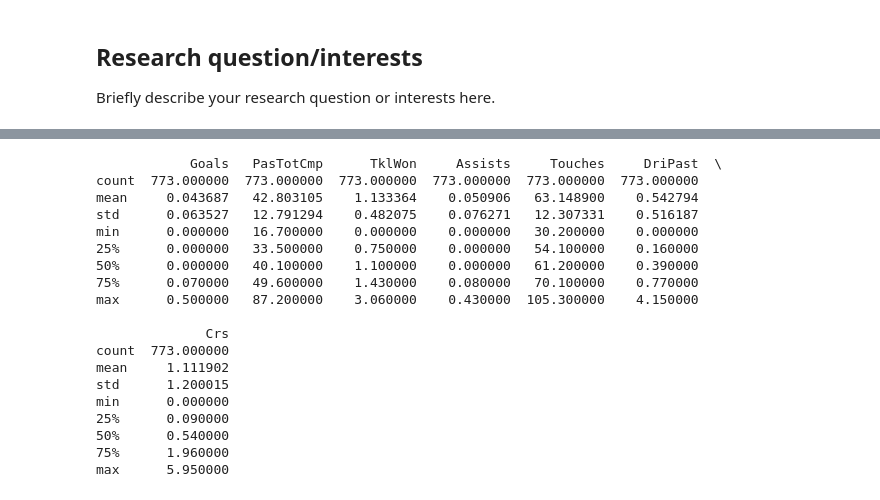
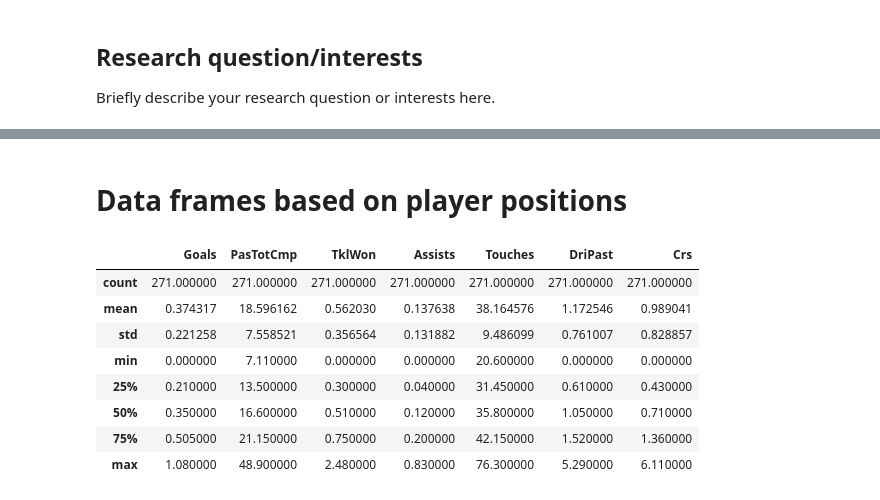
Before and after one commit to ubco-W2022T1-cosc301/project-group-25, a Jupyter notebook: notebooks/analysis1.ipynb, the cells around one changed output, grey strips where cells are left out. Saved outputs shown, nothing was run; the diff lists cells and outputs as text; code cells hidden in the pictures.

```diff
--- a/notebooks/analysis1.ipynb
+++ b/notebooks/analysis1.ipynb
@@ -80,22 +73,14 @@ max      4.120000
-# %%
-print(defenders.describe())
-# %% [output]
-            Goals   PasTotCmp      TklWon     Assists     Touches     DriPast  \
-count  773.000000  773.000000  773.000000  773.000000  773.000000  773.000000
-mean     0.043687   42.803105    1.133364    0.050906   63.148900    0.542794
-std      0.063527   12.791294    0.482075    0.076271   12.307331    0.516187
-min      0.000000   16.700000    0.000000    0.000000   30.200000    0.000000
-25%      0.000000   33.500000    0.750000    0.000000   54.100000    0.160000
-50%      0.000000   40.100000    1.100000    0.000000   61.200000    0.390000
-75%      0.070000   49.600000    1.430000    0.080000   70.100000    0.770000
-max      0.500000   87.200000    3.060000    0.430000  105.300000    4.150000
-
-              Crs
-count  773.000000
-mean     1.111902
-std      1.200015
-min      0.000000
-25%      0.090000
-50%      0.540000
-75%      1.960000
-max      5.950000
+# %% [markdown]
+# Data frames based on player positions
+# %%
+forwards.describe()
+# %% [output]
+|  | Goals | PasTotCmp | TklWon | Assists | Touches | DriPast | Crs |
+| count | 271.000000 | 271.000000 | 271.000000 | 271.000000 | 271.000000 | 271.000000 | 271.000000 |
+| mean | 0.374317 | 18.596162 | 0.562030 | 0.137638 | 38.164576 | 1.172546 | 0.989041 |
+| std | 0.221258 | 7.558521 | 0.356564 | 0.131882 | 9.486099 | 0.761007 | 0.828857 |
+| min | 0.000000 | 7.110000 | 0.000000 | 0.000000 | 20.600000 | 0.000000 | 0.000000 |
+| 25% | 0.210000 | 13.500000 | 0.300000 | 0.040000 | 31.450000 | 0.610000 | 0.430000 |
+| 50% | 0.350000 | 16.600000 | 0.510000 | 0.120000 | 35.800000 | 1.050000 | 0.710000 |
+| 75% | 0.505000 | 21.150000 | 0.750000 | 0.200000 | 42.150000 | 1.520000 | 1.360000 |
+| max | 1.080000 | 48.900000 | 2.480000 | 0.830000 | 76.300000 | 5.290000 | 6.110000 |
```
Also changed, not shown: parts of 12 cells of this notebook.
